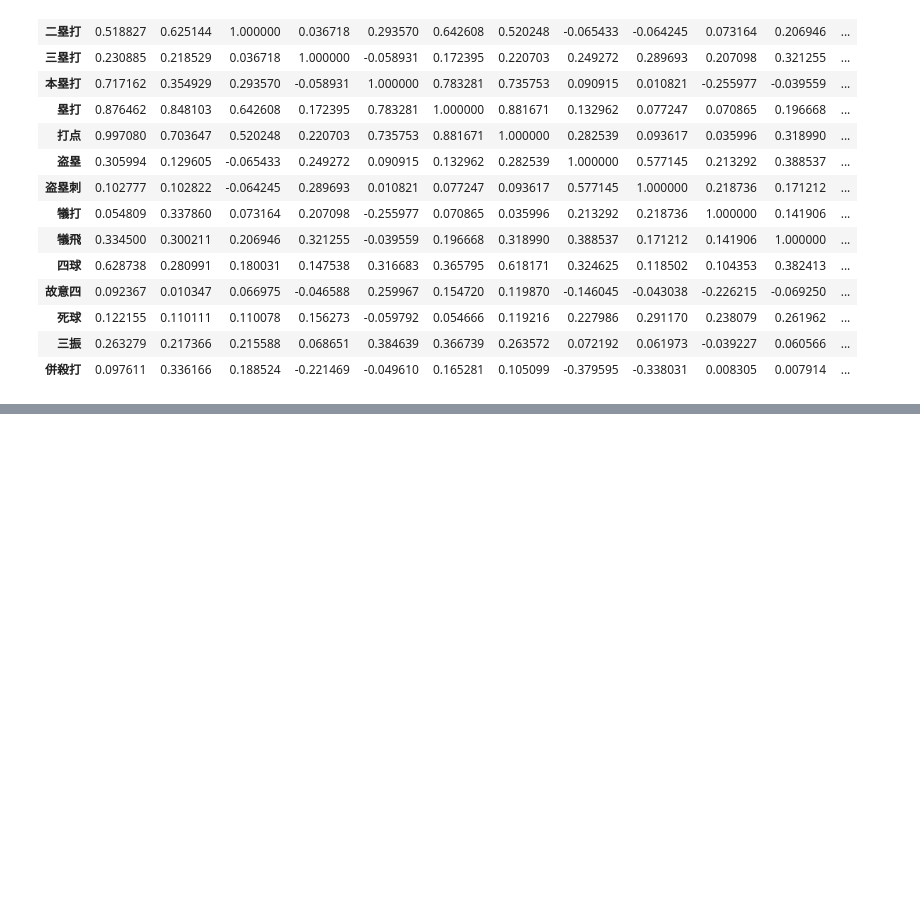
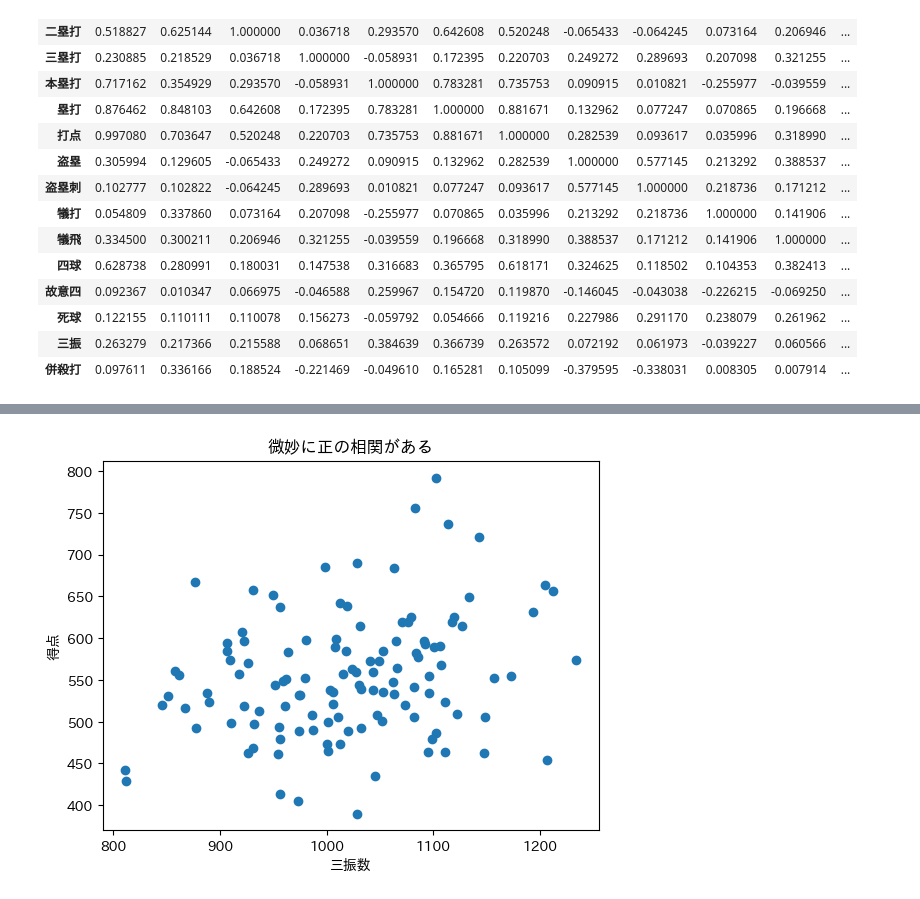
Before and after one commit to kinoco313/jupyterlab-docker, a Jupyter notebook: work/baseball/team_batting_analysis.ipynb, the cells around one changed output, grey strips where cells are left out. Cells and saved outputs as stored; diff of their text form; code cells hidden in the pictures; blank space fills up the shorter version.

```diff
--- a/work/baseball/team_batting_analysis.ipynb
+++ b/work/baseball/team_batting_analysis.ipynb
@@ -162,0 +139,8 @@ df_without_rate[['得点', '安打', '二塁打', '三塁打', '本塁打', '塁
+# %%
+plt.scatter(df_without_rate['三振'], df_without_rate['得点'])
+plt.xlabel('三振数')
+plt.ylabel('得点')
+plt.title('微妙に正の相関がある')
+plt.show()
+# %% [output]
+[figure, added]
```
Also changed, not shown: parts of 13 cells of this notebook.
